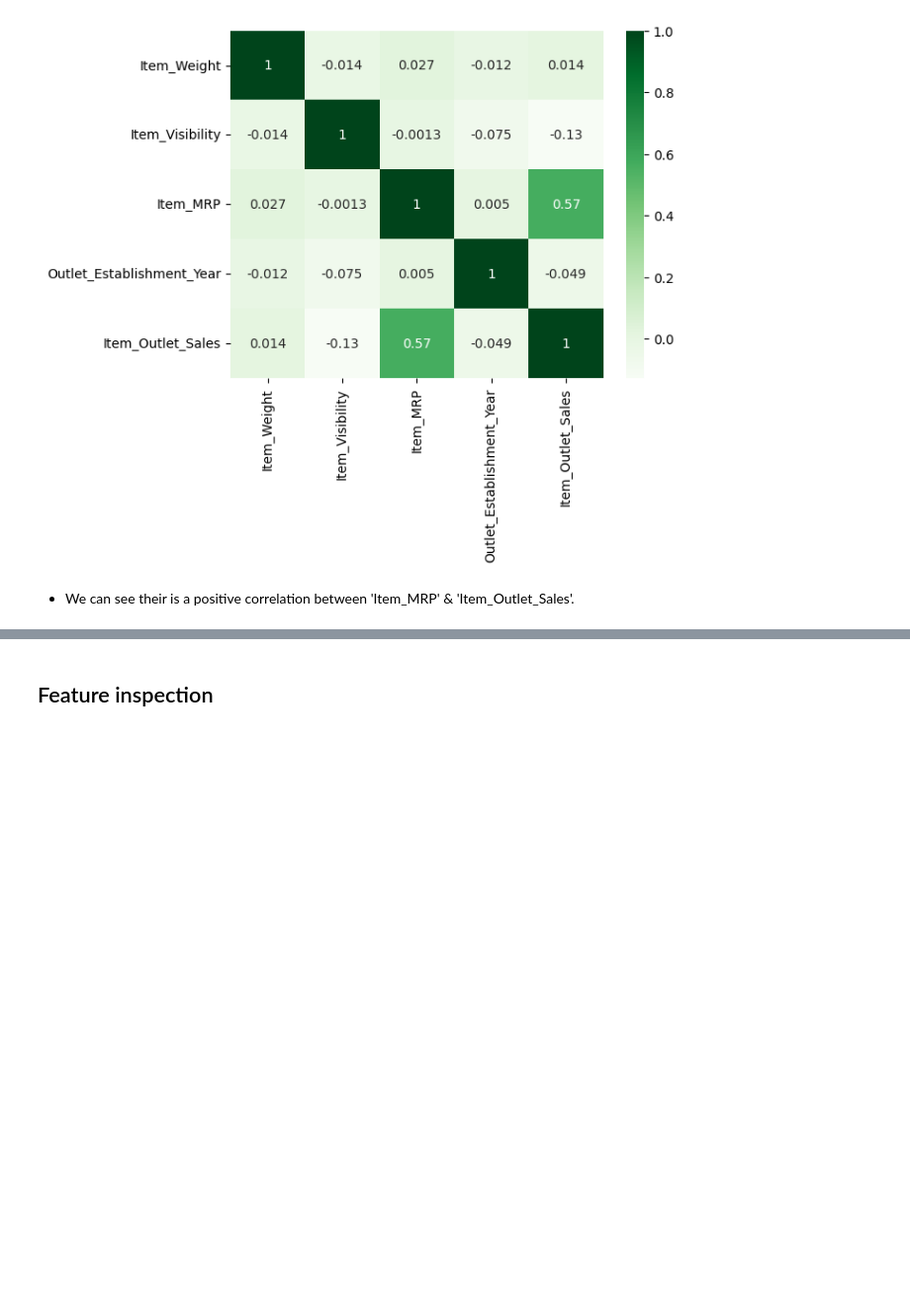
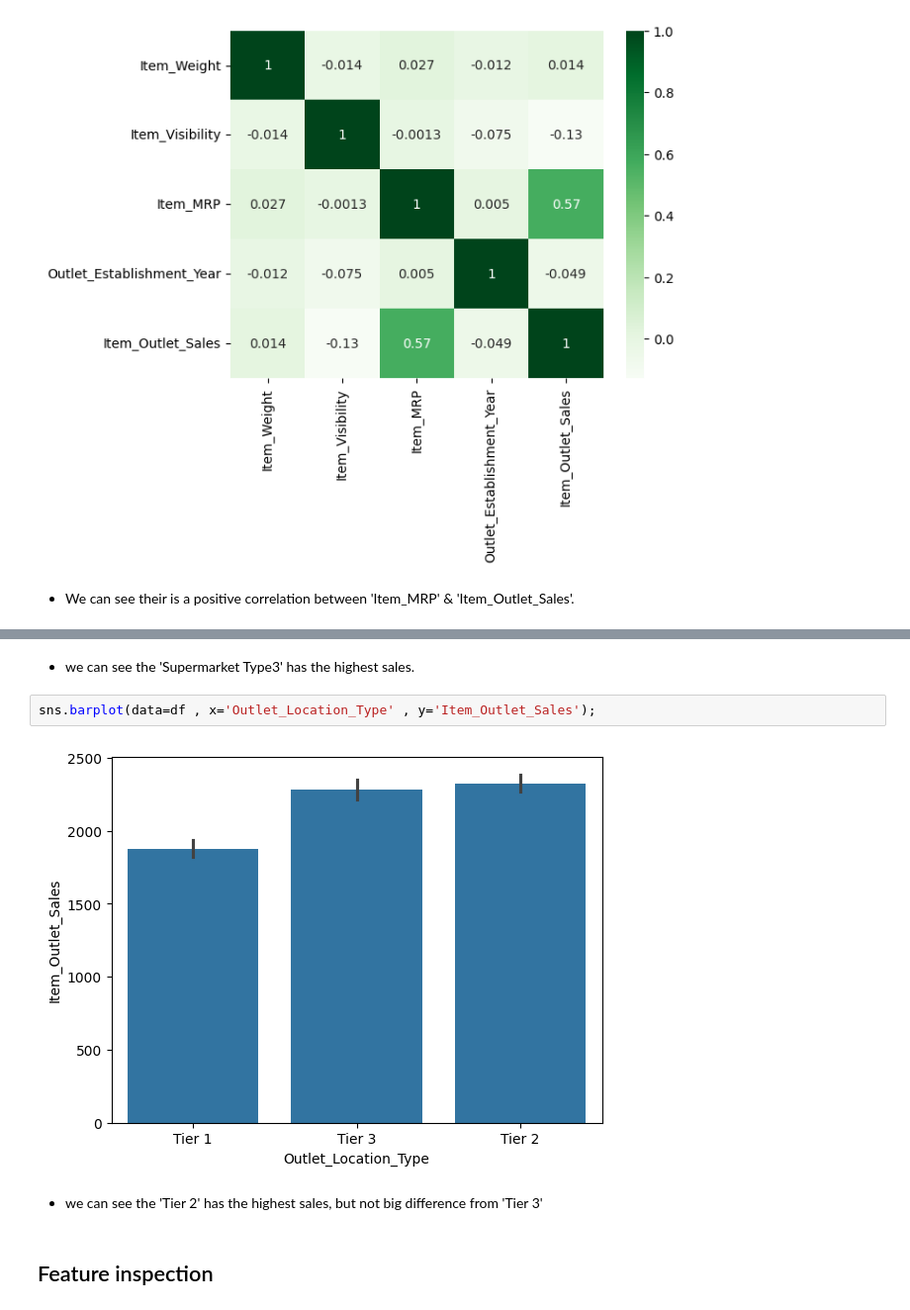
Before and after one commit to lena-33/Prediction_of_Product_Sales, a Jupyter notebook: Prediction_of_Product_Sales.ipynb, the cells around one changed output, grey strips where cells are left out. Shown at 99% size. Cells and saved outputs as stored; diff of their text form; blank space fills up the shorter version.

```diff
--- a/Prediction_of_Product_Sales.ipynb
+++ b/Prediction_of_Product_Sales.ipynb
@@ -324,2 +335,10 @@ sns.heatmap(corr , annot=True , cmap='Greens');
+# %% [markdown]
+- we can see the 'Supermarket Type3' has the highest sales.
+# %%
+sns.barplot(data=df , x='Outlet_Location_Type' , y='Item_Outlet_Sales');
+# %% [output]
+[figure, added]
+# %% [markdown]
+- we can see the 'Tier 2' has the highest sales, but not big difference from 'Tier 3'
 # %% [markdown]
 ## Feature inspection
```
Also changed, not shown: parts of 3 cells of this notebook.
